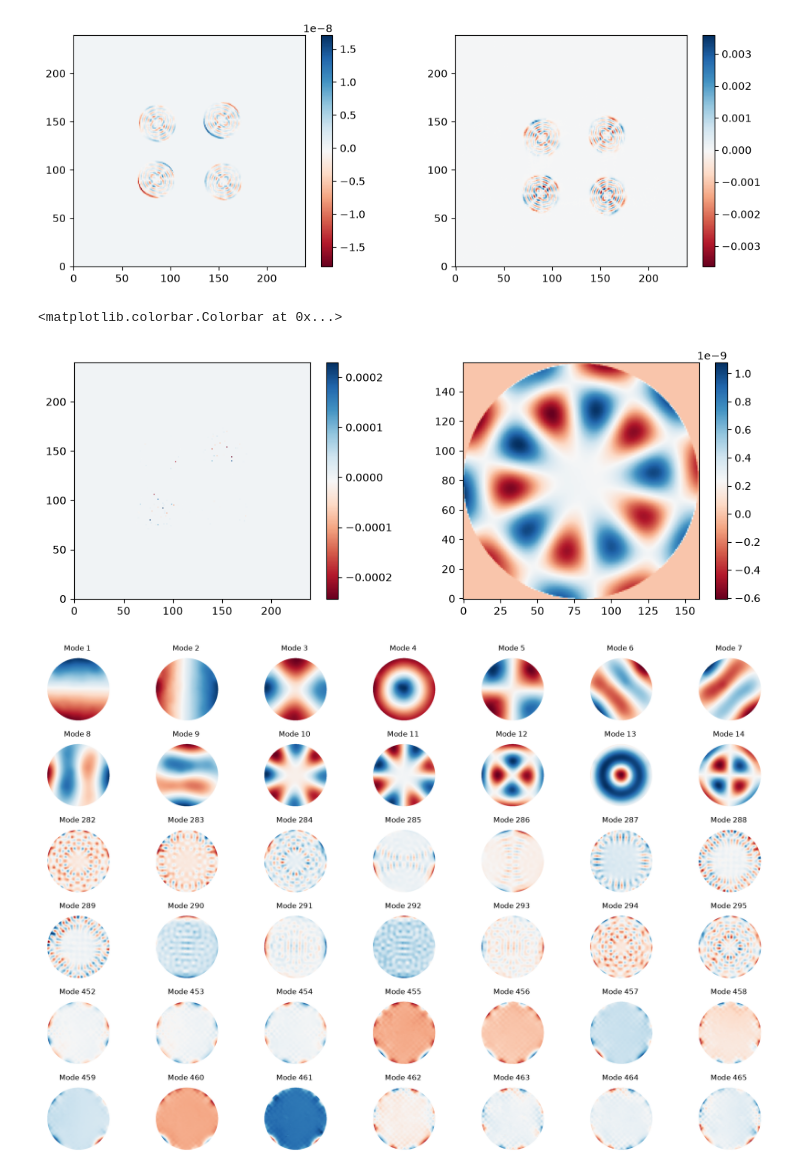
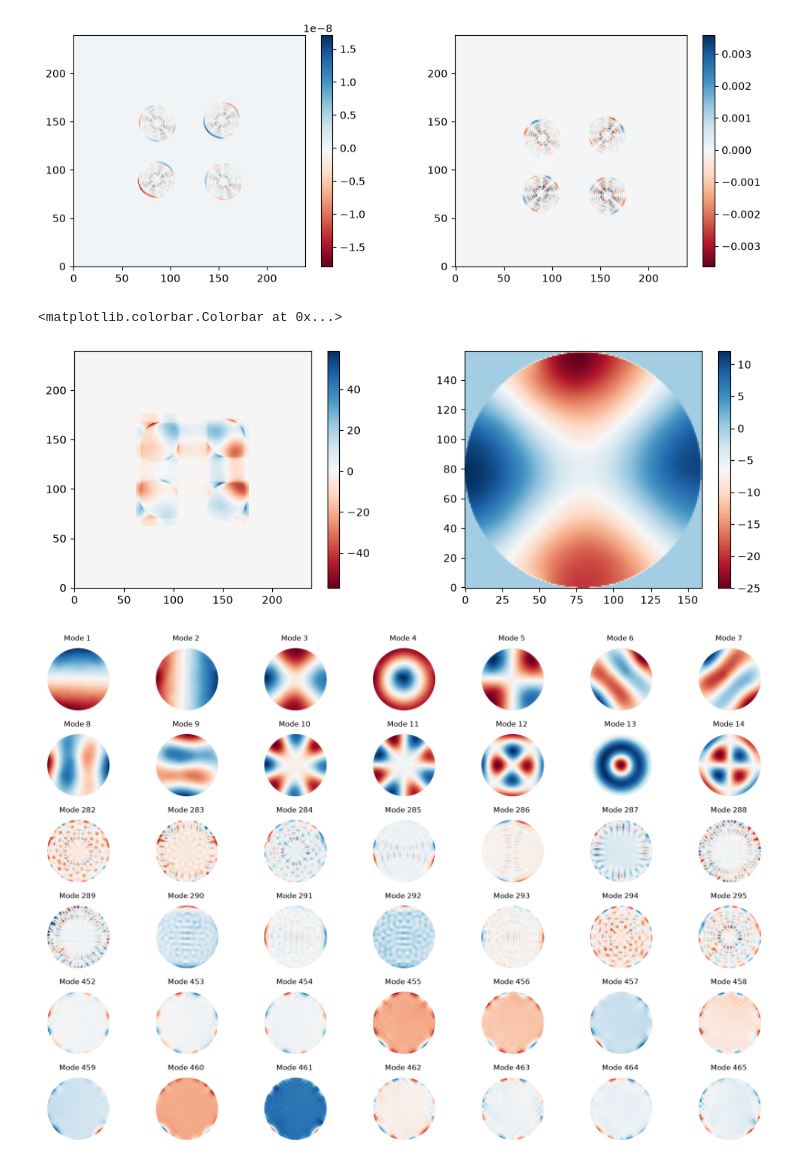
Before and after one commit to Menessao/SPECULA, a Jupyter notebook: config/EKARUS/ekarusSynIM.ipynb, the cells around one changed output. Drawn from its saved outputs; the diff is of its cells as text; code cells hidden in the pictures.

```diff
--- a/config/EKARUS/ekarusSynIM.ipynb
+++ b/config/EKARUS/ekarusSynIM.ipynb
@@ -262,26 +297,26 @@ plt.colorbar()
 # %%
 frames = fits.getdata('/raid1/mmenessini/results/EKARUS/calib_frame.fits')
 phases = fits.getdata('/raid1/mmenessini/results/EKARUS/dm_ef.fits')[:,1,:,:]
 
 # mask = np.sum(abs(phases),axis=0)==0
 # print(mask.shape,phases.shape)
 # rmsvec = np.zeros(300)
 # for j in range(300):
 #     phi = phases[j]
 #     rmsvec[j] = np.std(phi[~mask])
 
 # plt.figure()
 # plt.plot(rmsvec)
 
-idx = 30
+idx = 2
 plt.figure(figsize=(12,4))
 plt.subplot(1,2,1)
 plt.imshow(frames[1+idx*2]-frames[0+idx*2],origin='lower',cmap='RdBu')
 plt.colorbar()
 plt.subplot(1,2,2)
 plt.imshow(phases[1+idx*2]-phases[0+idx*2],origin='lower',cmap='RdBu')
 plt.colorbar()
 # %% [output]
 <matplotlib.colorbar.Colorbar at 0x...>
-[figure, old version]
+[figure, new version]
 # %%
```
Also changed, not shown: parts of 5 cells of this notebook, 4 other files.
